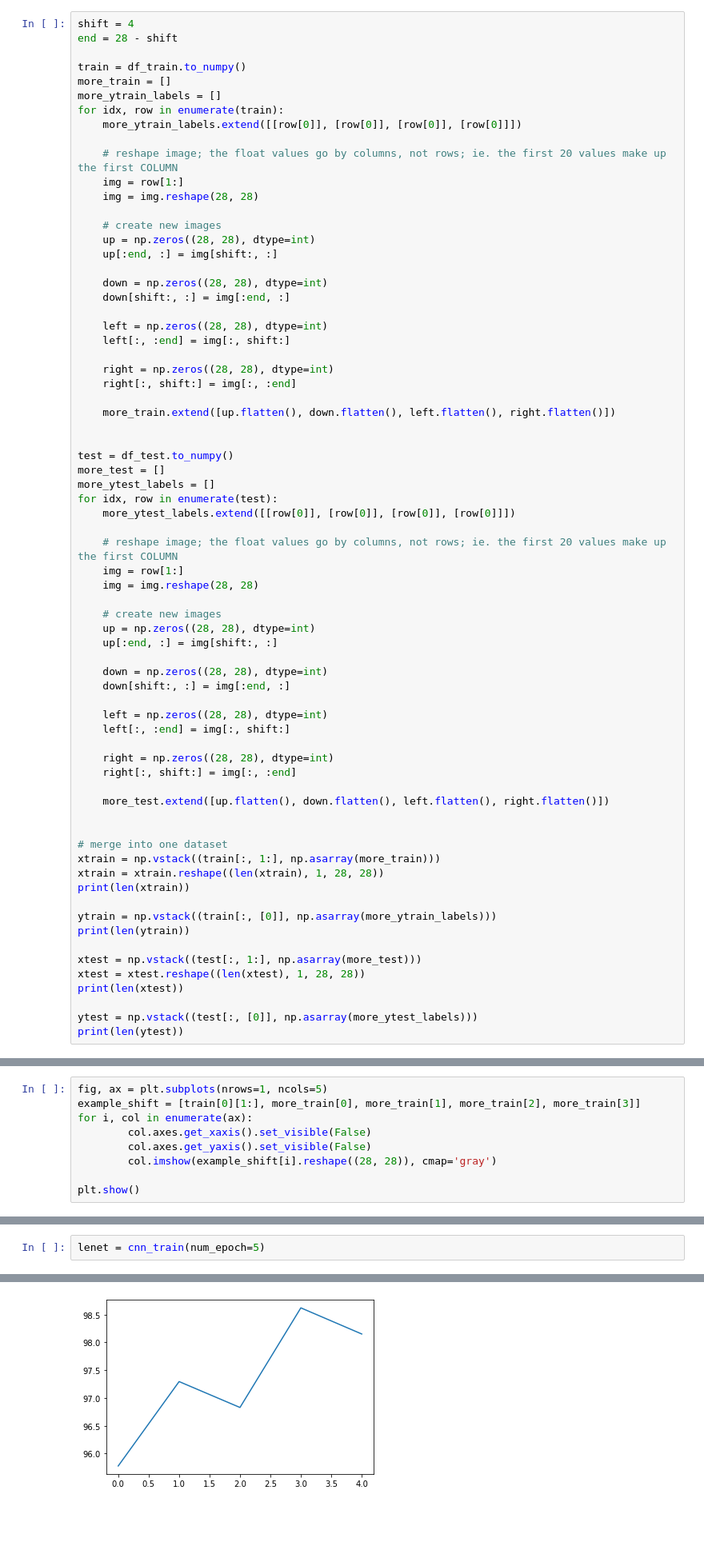
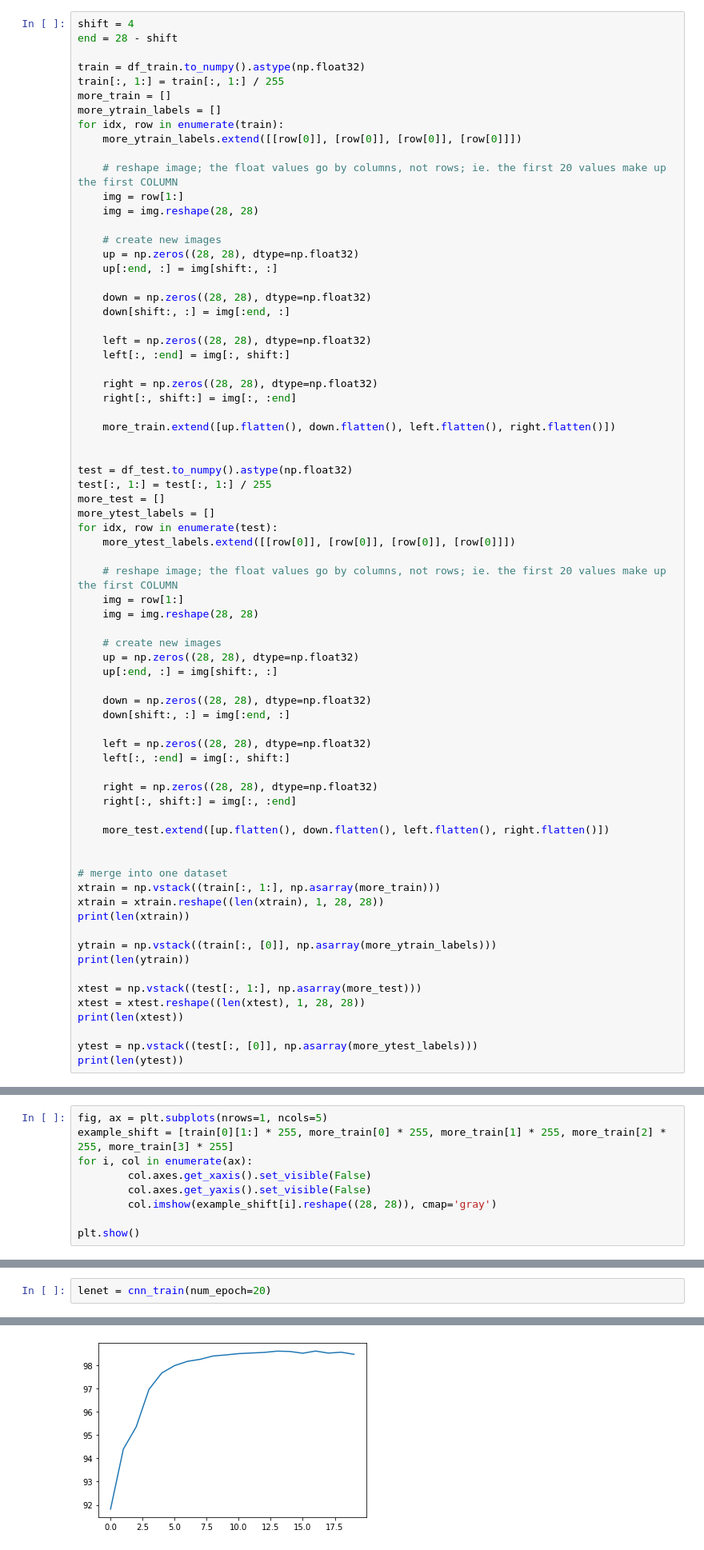
Before and after one commit to vnethrapalli/WhatNumber, a Jupyter notebook: pytorch/pytorch-mnist.ipynb, the cells around one changed output, grey strips where cells are left out. Shown at 80% size. Drawn from its saved outputs; the diff is of its cells as text; blank space fills up the shorter version.

```diff
--- a/pytorch/pytorch-mnist.ipynb
+++ b/pytorch/pytorch-mnist.ipynb
@@ -11,7 +11,8 @@ df_test = pd.read_csv('mnist_test.csv')
 shift = 4
 end = 28 - shift
 
-train = df_train.to_numpy()
+train = df_train.to_numpy().astype(np.float32)
+train[:, 1:] = train[:, 1:] / 255
 more_train = []
 more_ytrain_labels = []
 for idx, row in enumerate(train):
@@ -22,22 +23,23 @@ for idx, row in enumerate(train):
     img = img.reshape(28, 28)
 
     # create new images
-    up = np.zeros((28, 28), dtype=int)
+    up = np.zeros((28, 28), dtype=np.float32)
     up[:end, :] = img[shift:, :]
 
-    down = np.zeros((28, 28), dtype=int)
+    down = np.zeros((28, 28), dtype=np.float32)
     down[shift:, :] = img[:end, :]
 
-    left = np.zeros((28, 28), dtype=int)
+    left = np.zeros((28, 28), dtype=np.float32)
     left[:, :end] = img[:, shift:]
 
-    right = np.zeros((28, 28), dtype=int)
+    right = np.zeros((28, 28), dtype=np.float32)
     right[:, shift:] = img[:, :end]
 
     more_train.extend([up.flatten(), down.flatten(), left.flatten(), right.flatten()])
 
 
-test = df_test.to_numpy()
+test = df_test.to_numpy().astype(np.float32)
+test[:, 1:] = test[:, 1:] / 255
 more_test = []
 more_ytest_labels = []
 for idx, row in enumerate(test):
@@ -48,16 +50,16 @@ for idx, row in enumerate(test):
     img = img.reshape(28, 28)
 
     # create new images
-    up = np.zeros((28, 28), dtype=int)
+    up = np.zeros((28, 28), dtype=np.float32)
     up[:end, :] = img[shift:, :]
 
-    down = np.zeros((28, 28), dtype=int)
+    down = np.zeros((28, 28), dtype=np.float32)
     down[shift:, :] = img[:end, :]
 
-    left = np.zeros((28, 28), dtype=int)
+    left = np.zeros((28, 28), dtype=np.float32)
     left[:, :end] = img[:, shift:]
 
-    right = np.zeros((28, 28), dtype=int)
+    right = np.zeros((28, 28), dtype=np.float32)
     right[:, shift:] = img[:, :end]
 
     more_test.extend([up.flatten(), down.flatten(), left.flatten(), right.flatten()])
@@ -84,7 +86,7 @@ print(len(ytest))
 50000
 # %%
 fig, ax = plt.subplots(nrows=1, ncols=5)
-example_shift = [train[0][1:], more_train[0], more_train[1], more_train[2], more_train[3]]
+example_shift = [train[0][1:] * 255, more_train[0] * 255, more_train[1] * 255, more_train[2] * 255, more_train[3] * 255]
 for i, col in enumerate(ax):
         col.axes.get_xaxis().set_visible(False)
         col.axes.get_yaxis().set_visible(False)
@@ -208,5 +210,5 @@ def prediction_accuracy(model, data):
 # %% [markdown]
 ## training
 # %%
-lenet = cnn_train(num_epoch=5)
+lenet = cnn_train(num_epoch=20)
 # %% [output]
@@ -221,3 +232,3 @@ epoch 1172: accuracy 98.1520004272461
-[figure, old version]
+[figure, new version]
 # %% [markdown]
 ## inference
```
Also changed, not shown: parts of 9 cells of this notebook.
